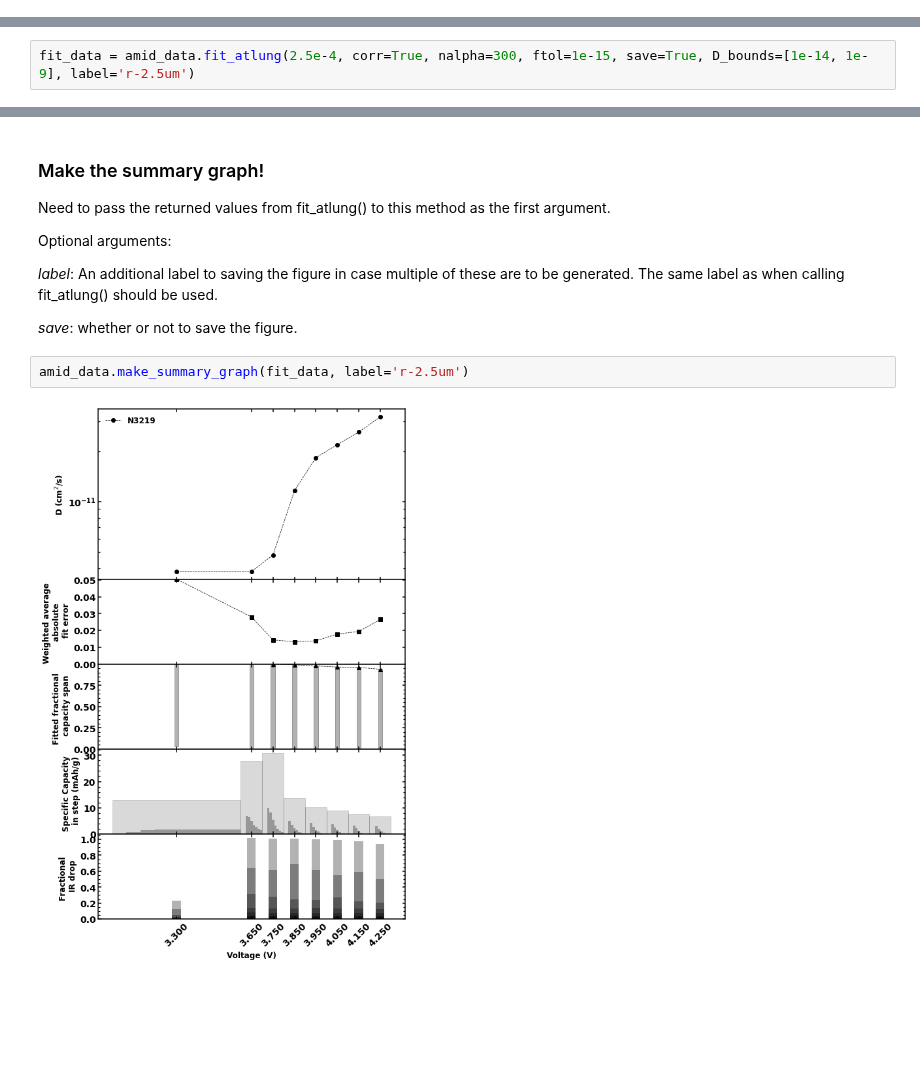
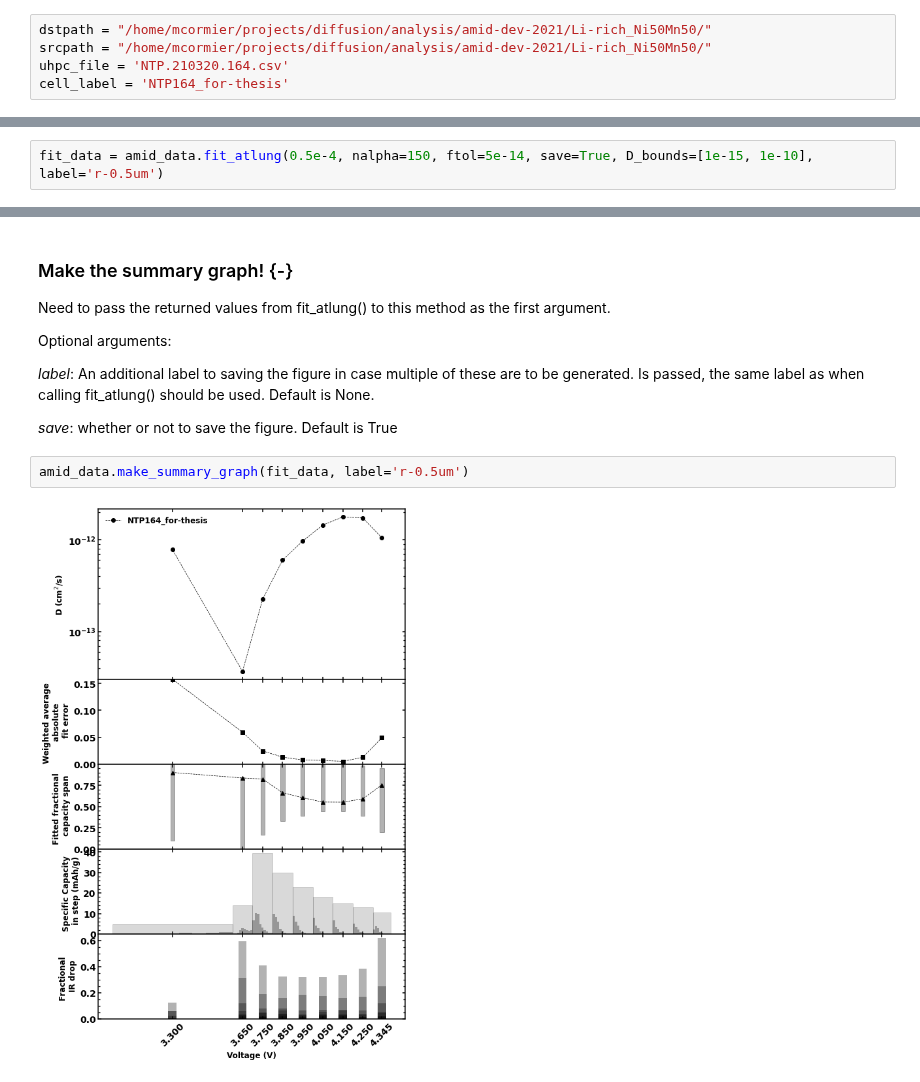
Before and after one commit to mmemcormier/amid, a Jupyter notebook: amid-analysis.ipynb, the cells around one changed output, grey strips where cells are left out. Cells and saved outputs as stored; diff of their text form; blank space fills up the shorter version.

```diff
--- a/amid-analysis.ipynb
+++ b/amid-analysis.ipynb
@@ -33 +23,6 @@ cell_label = 'N3219'
+# %%
+dstpath = "/home/mcormier/projects/diffusion/analysis/amid-dev-2021/Li-rich_Ni50Mn50/"
+srcpath = "/home/mcormier/projects/diffusion/analysis/amid-dev-2021/Li-rich_Ni50Mn50/"
+uhpc_file = 'NTP.210320.164.csv'
+cell_label = 'NTP164_for-thesis'
 # %% [markdown]
@@ -92,3 +90,3 @@ Returns: data to needed to make summary graph.
 # %%
-fit_data = amid_data.fit_atlung(2.5e-4, corr=True, nalpha=300, ftol=1e-15, save=True, D_bounds=[1e-14, 1e-9], label='r-2.5um')
+fit_data = amid_data.fit_atlung(0.5e-4, nalpha=150, ftol=5e-14, save=True, D_bounds=[1e-15, 1e-10], label='r-0.5um')
 # %% [output]
@@ -109,14 +101,14 @@ RuntimeError: Optimal parameters not found: The maximum number of function evalu
 # %% [markdown]
-### Make the summary graph!
+### Make the summary graph! {-}
 
 Need to pass the returned values from fit_atlung() to this method as the first argument.
 
 Optional arguments:
 
-*label*: An additional label to saving the figure in case multiple of these are to be generated. The same label as when calling fit_atlung() should be used.
+*label*: An additional label to saving the figure in case multiple of these are to be generated. Is passed, the same label as when calling fit_atlung() should be used. Default is None.
 
-*save*: whether or not to save the figure.
+*save*: whether or not to save the figure. Default is True
 # %%
-amid_data.make_summary_graph(fit_data, label='r-2.5um')
+amid_data.make_summary_graph(fit_data, label='r-0.5um')
 # %% [output]
-[figure, old version]
+[figure, new version]
```
Also changed, not shown: parts of 14 cells of this notebook, 1 other file.
